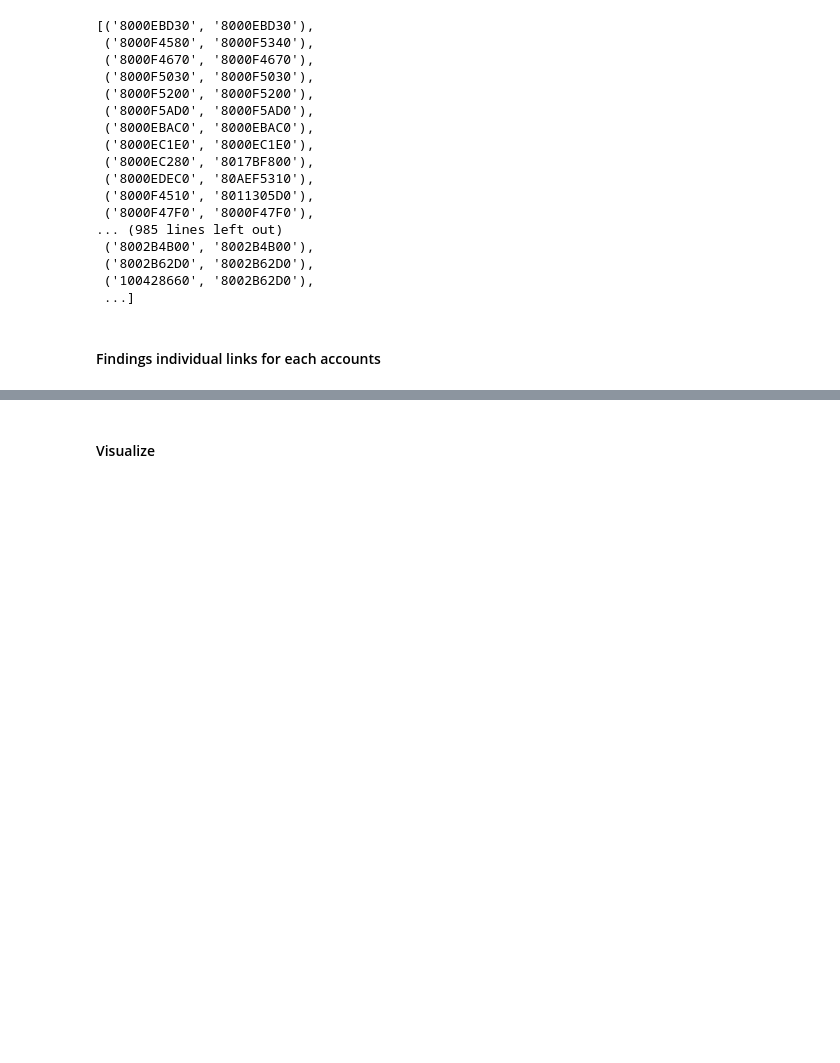
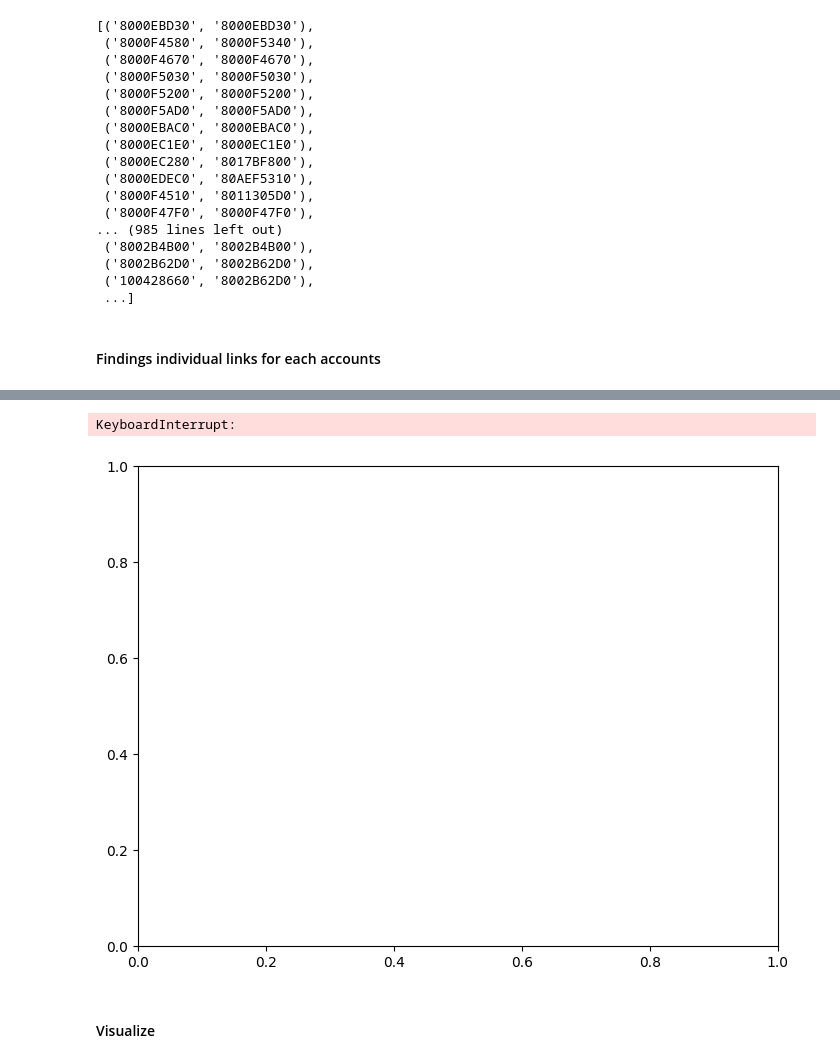
Before and after one commit to owhygithub/AML-fraud-detector, a Jupyter notebook: datasets_explore.ipynb, the cells around one changed output, grey strips where cells are left out. Drawn from its saved outputs; the diff is of its cells as text; code cells hidden in the pictures; blank space fills up the shorter version.

```diff
--- a/datasets_explore.ipynb
+++ b/datasets_explore.ipynb
@@ -236,8 +250,8 @@ def get_links(account):
 #### Findings individual links for each accounts
 # %%
 nodes = nodes_df['Account']
-nodes = nodes[:1]
-all_edges = np.array([], dtype=np.int32).reshape((0, 2)) # 2 rows
+nodes = nodes[:2]
+all_edges = []
 
 for node in nodes:
     node_df = data[data['Account'] == node] # TODO add 2 levels of depth
@@ -248,8 +262,11 @@ for node in nodes:
     print(account_links[:4])
     print("from node --> ", edge_from[:4], "\nto node --> ", edge_to[:4])
 
-    node_edges = np.column_stack([edge_from, edge_to])
-    all_edges = np.vstack([all_edges, node_edges])
+    # node_edges = np.column_stack([edge_from, edge_to])
+    # all_edges = np.vstack([all_edges, node_edges])
+
+    node_edges = [(edge_from.index(src), edge_to.index(dst)) for src, dst in zip(edge_from, edge_to)]
+    all_edges.extend(node_edges)
 # %% [output]
 [('8000EBD30', '8000EBD30'), ('80F7CE4C0', '8000EBD30'), ('80F7D6660', '8000EBD30'), ('8000EBBB0', '8000EBD30')]
 from node -->  ['8000EBD30', '80F7CE4C0', '80F7D6660', '8000EBBB0']
@@ -267,0 +277,4 @@ array([['8000EBD30', '80F7CE4C0', '80F7D6660', '8000EBBB0', '80C1C4030',
+# %%
+# Convert edges to NumPy array
+edge_index = np.array(all_edges, dtype=np.int64)
+edge_index # row 1: Source node 0 (the central node) has an outgoing edge to itself (destination node 0)
@@ -268,5 +300,5 @@ array([['8000EBD30', '80F7CE4C0', '80F7D6660', '8000EBBB0', '80C1C4030',
 # %%
-e = torch.tensor(edge_index, dtype=torch.long)
+e = torch.tensor(edge_index.T, dtype=torch.long)
 print(e)
 
 edge_index1 = e.t().clone().detach()
@@ -348,3 +334,16 @@ ModuleNotFoundError: No module named 'torch_geometric'
+# %%
+from torch_geometric.data import Data
+data = Data(x=x, edge_index=edge_index1.t().contiguous())
+
+from torch_geometric.data import Data
+from torch_geometric.utils import to_networkx
+networkX_graph = to_networkx(data)
+# %%
+import networkx as nx
+nx.draw(networkX_graph)
+# %% [output]
+KeyboardInterrupt:
+[figure, added]
 # %% [markdown]
 #### Visualize
 # %%
```
Also changed, not shown: parts of 9 cells of this notebook.
